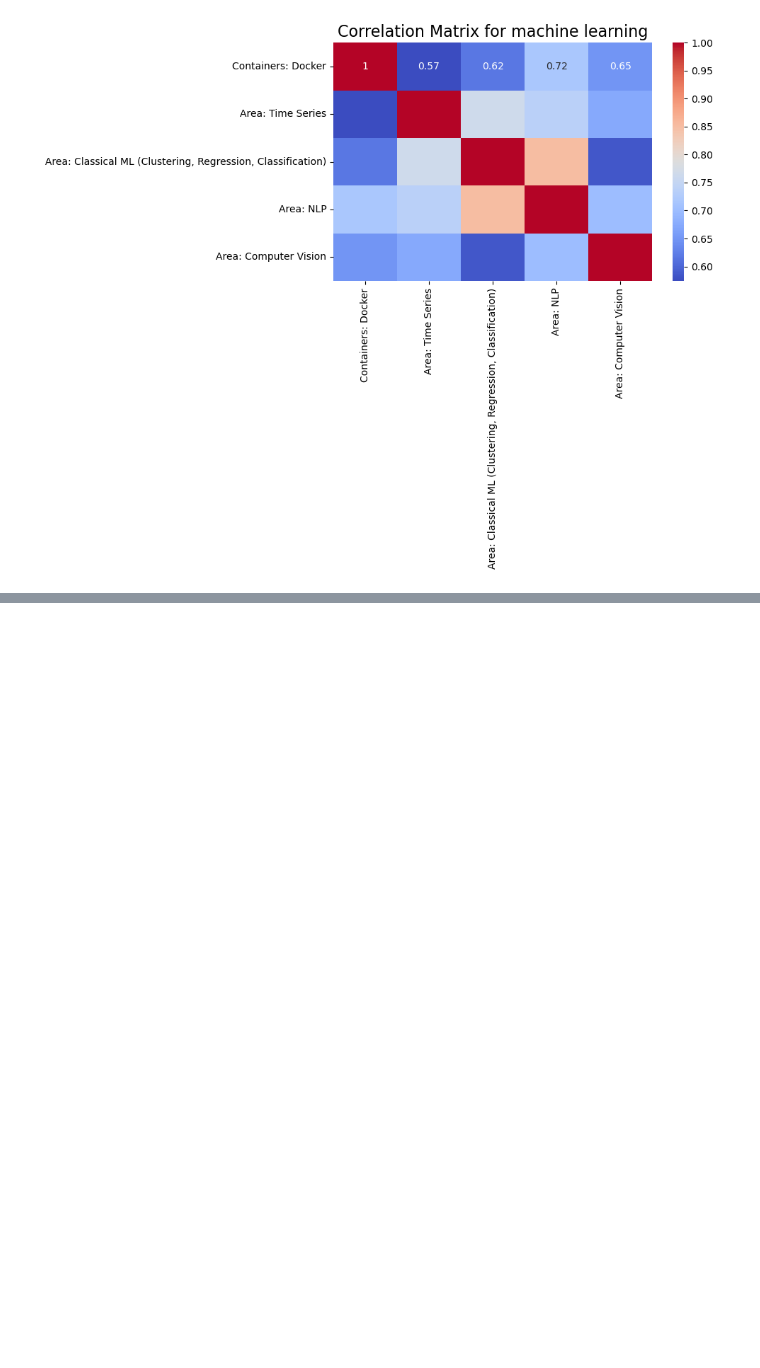
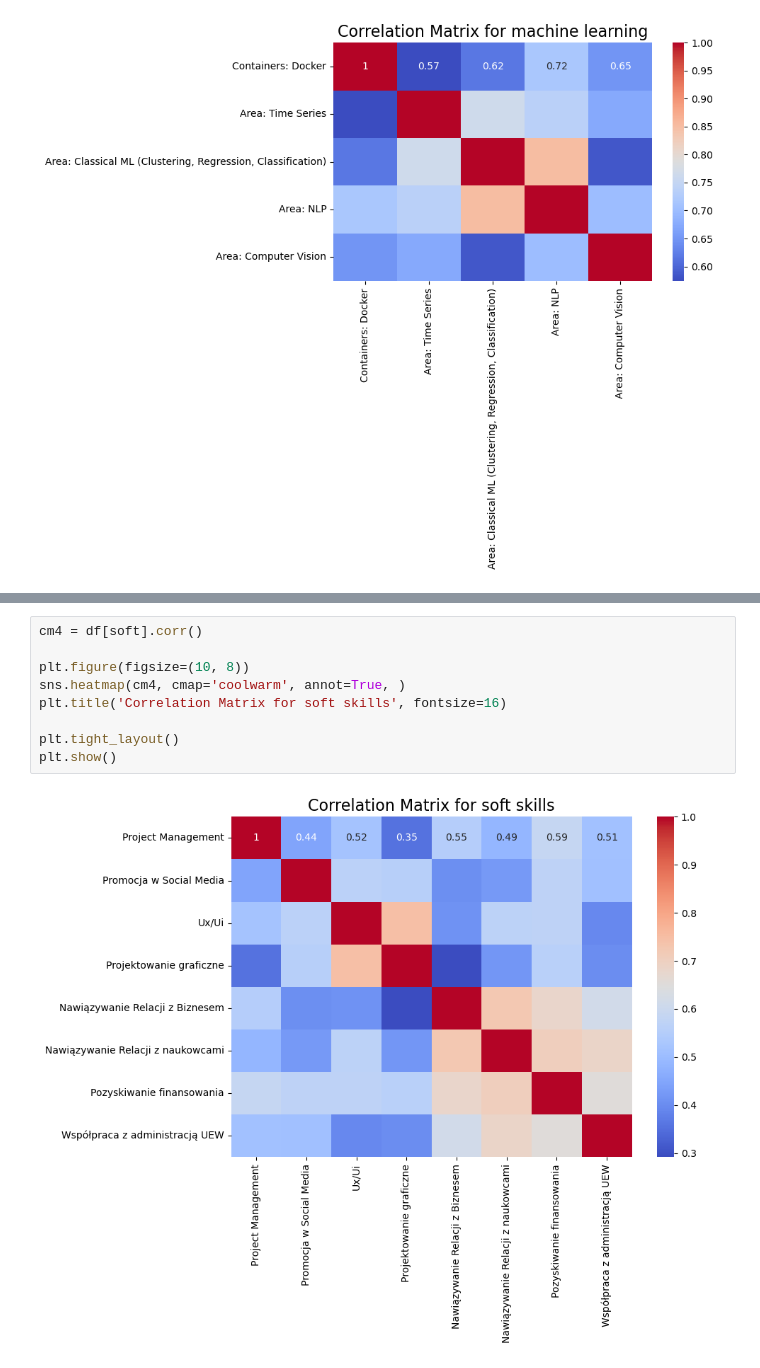
Before and after one commit to Mghd269/DMI-Project, a Jupyter notebook: notebooks/02_eda.ipynb, the cells around one changed output, grey strips where cells are left out. Saved outputs shown, nothing was run; the diff lists cells and outputs as text; blank space fills up the shorter version.

```diff
--- a/notebooks/02_eda.ipynb
+++ b/notebooks/02_eda.ipynb
@@ -80,0 +92,11 @@ plt.show()
+# %%
+cm4 = df[soft].corr()
+
+plt.figure(figsize=(10, 8))
+sns.heatmap(cm4, cmap='coolwarm', annot=True, )
+plt.title('Correlation Matrix for soft skills', fontsize=16)
+
+plt.tight_layout()
+plt.show()
+# %% [output]
+[figure, added]
```
Also changed, not shown: parts of 3 cells of this notebook.
